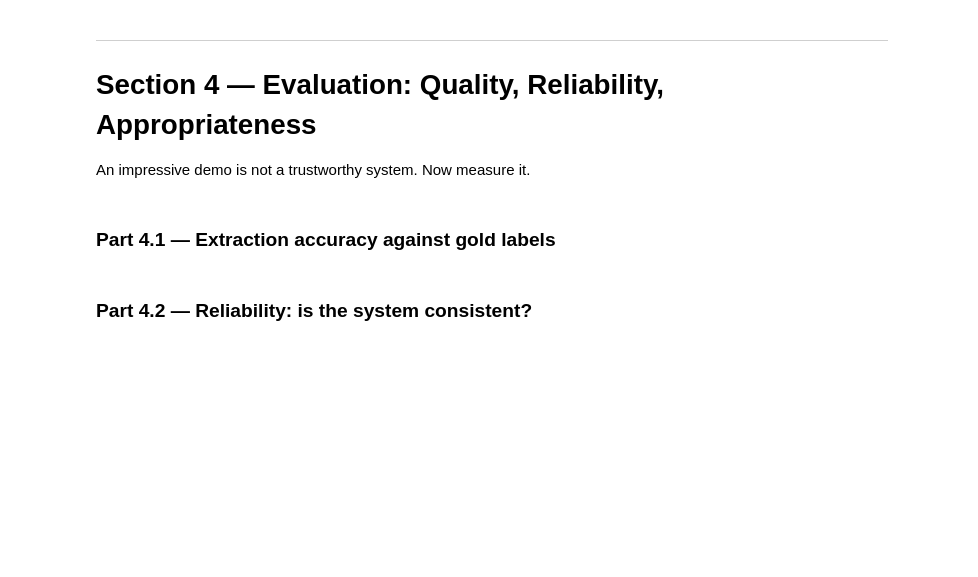
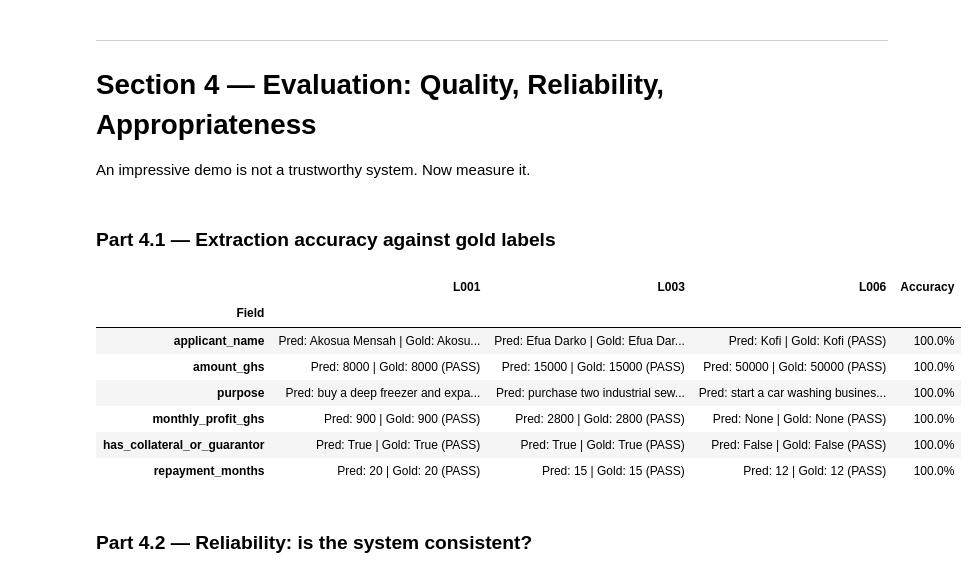
Before and after one commit to naaaddaitorto-star/Lab-4-llm-decision-support, a Jupyter notebook: lab_4.ipynb, the cells around one changed output. Drawn from its saved outputs; the diff is of its cells as text; code cells hidden in the pictures; blank space fills up the shorter version.

```diff
--- a/lab_4.ipynb
+++ b/lab_4.ipynb
@@ -562,3 +556,51 @@ An impressive demo is not a trustworthy system. Now measure it.
+# %%
+# TODO: For the three letters in GOLD, compare your extracted DataFrame to the gold values
+#   field by field. Compute per-field accuracy across the three letters
+#   (name matching can be case-insensitive; numbers must match exactly).
+fields = ["applicant_name", "amount_ghs", "purpose", "monthly_profit_ghs", "has_collateral_or_guarantor", "repayment_months"]
+
+# TODO: Display a small table: rows = fields, columns = L001 / L003 / L006 / accuracy.
+def evaluate_fields(prediction, gold):
+    if gold is None:
+        return prediction is None
+    if isinstance(gold, bool):
+        return prediction == gold
+    if isinstance(gold, (int, float)):
+        try:
+            return float(prediction) == float(gold)
+        except (TypeError, ValueError):
+            return False
+    if isinstance(gold, str):
+        if prediction is None:
+            return False
+        # Case-insensitive substring/semantic match
+        return any(term.lower() in prediction.lower() for term in gold.split() if len(term) > 3)
+    return prediction == gold
+
+accurate_matching_rows = []
+for field in fields:
+    row = {"Field": field}
+    matches = []
+    for lkey in ["L001", "L003", "L006"]:
+        pred_val = info_df.loc[lkey, field]
+        gold_val = GOLD[lkey][field]
+        is_match = evaluate_fields(pred_val, gold_val)
+        row[lkey] = f"Pred: {pred_val} | Gold: {gold_val} ({'PASS' if is_match else 'FAIL'})"
+        matches.append(1 if is_match else 0)
+    row["Accuracy"] = f"{(sum(matches)/len(matches))*100:.1f}%"
+    accurate_matching_rows.append(row)
+
+df_acc_table = pd.DataFrame(accurate_matching_rows).set_index("Field")
+display(df_acc_table)
+# %% [output]
+|  | L001 | L003 | L006 | Accuracy |
+| Field |  |  |  |  |
+| applicant_name | Pred: Akosua Mensah | Gold: Akosu... | Pred: Efua Darko | Gold: Efua Dar... | Pred: Kofi | Gold: Kofi (PASS) | 100.0% |
+| amount_ghs | Pred: 8000 | Gold: 8000 (PASS) | Pred: 15000 | Gold: 15000 (PASS) | Pred: 50000 | Gold: 50000 (PASS) | 100.0% |
+| purpose | Pred: buy a deep freezer and expa... | Pred: purchase two industrial sew... | Pred: start a car washing busines... | 100.0% |
+| monthly_profit_ghs | Pred: 900 | Gold: 900 (PASS) | Pred: 2800 | Gold: 2800 (PASS) | Pred: None | Gold: None (PASS) | 100.0% |
+| has_collateral_or_guarantor | Pred: True | Gold: True (PASS) | Pred: True | Gold: True (PASS) | Pred: False | Gold: False (PASS) | 100.0% |
+| repayment_months | Pred: 20 | Gold: 20 (PASS) | Pred: 15 | Gold: 15 (PASS) | Pred: 12 | Gold: 12 (PASS) | 100.0% |
 # %% [markdown]
 ### Part 4.2 — Reliability: is the system consistent?
 # %%
```
Also changed, not shown: parts of 1 cell of this notebook.
